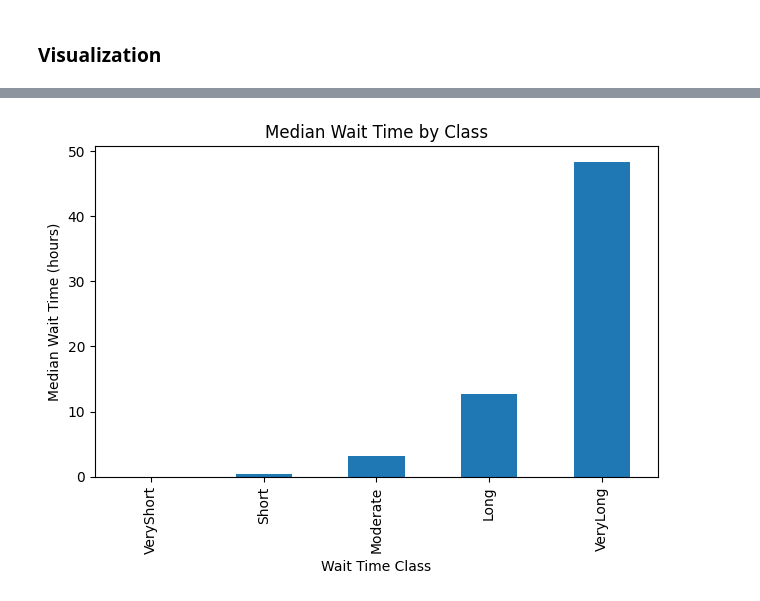
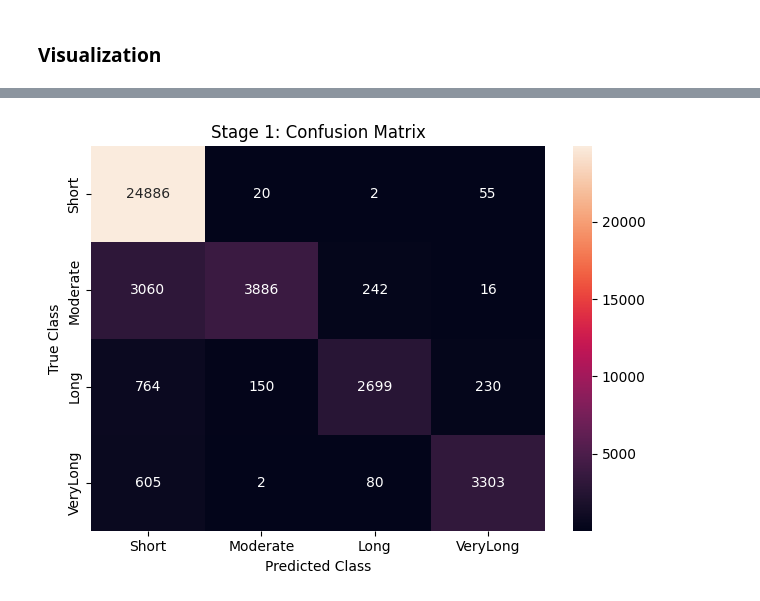
Before and after one commit to Jiachen-Cong-UIUC/STAT427-Jiachen-Cong, a Jupyter notebook: Job Submission Behavior & Execution Schedules & Queue Modeling.ipynb, the cells around one changed output, grey strips where cells are left out. Cells and saved outputs as stored; diff of their text form; code cells hidden in the pictures.

```diff
--- a/Job Submission Behavior & Execution Schedules & Queue Modeling.ipynb
+++ b/Job Submission Behavior & Execution Schedules & Queue Modeling.ipynb
@@ -651,38 +731,28 @@ VeryShort     0.003056
 # %% [markdown]
 ### Visualization
 # %%
-import matplotlib.pyplot as plt
-import seaborn as sns
+class_counts = model_gpu["WaitClass"].value_counts().sort_index()
+class_ratio = class_counts / class_counts.sum()
 
-# Wait class counts
 plt.figure()
-model_gpu["WaitClass"].value_counts().sort_index().plot(kind="bar")
+class_ratio.plot(kind="bar")
+
 plt.xlabel("Wait Time Class")
-plt.ylabel("Number of Jobs")
-plt.title("GPU Job Wait Time Class Distribution")
+plt.ylabel("Proportion of Jobs")
+plt.title("Proportion of Waiting Time Classes (GPU Jobs)")
 plt.tight_layout()
 plt.show()
 
 
 
-# 这个图展示每个类别代表的等待时间。
-plt.figure()
-class_median_time.sort_index().plot(kind="bar")
-plt.xlabel("Wait Time Class")
-plt.ylabel("Median Wait Time (hours)")
-plt.title("Median Wait Time by Class")
-plt.tight_layout()
-plt.show()
-
-
-
-# 混淆矩阵热图
+import matplotlib.pyplot as plt
+import seaborn as sns
 from sklearn.metrics import confusion_matrix
 
 cm = confusion_matrix(
-    y_test,
-    y_pred,
-    labels=["VeryShort", "Short", "Moderate", "Long", "VeryLong"]
+    y_test_class,
+    y_pred_class,
+    labels=["Short", "Moderate", "Long", "VeryLong"]
 )
 
 plt.figure()
@@ -690,65 +760,12 @@ sns.heatmap(
     cm,
     annot=True,
     fmt="d",
-    xticklabels=["VeryShort", "Short", "Moderate", "Long", "VeryLong"],
-    yticklabels=["VeryShort", "Short", "Moderate", "Long", "VeryLong"]
+    xticklabels=["Short", "Moderate", "Long", "VeryLong"],
+    yticklabels=["Short", "Moderate", "Long", "VeryLong"]
 )
 plt.xlabel("Predicted Class")
 plt.ylabel("True Class")
-plt.title("Confusion Matrix Heatmap")
+plt.title("Stage 1: Confusion Matrix")
 plt.tight_layout()
 plt.show()
-
-
-
-
-
-# 预测等待时间 vs 真实等待时间
-# Add true wait time to result_df
-
-import matplotlib.pyplot as plt
-
-plt.figure()
-plt.scatter(result_df["TrueWaitHr"], result_df["PredWaitHr"], alpha=0.3)
-plt.xlabel("True Wait Time (hours)")
-plt.ylabel("Predicted Wait Time (hours)")
-plt.title("True vs Predicted Wait Time")
-plt.show()
-
-# 不同类别的等待时间分布
-plt.figure()
-sns.boxplot(x=model_gpu["WaitClass"], y=model_gpu["WaitTimeHr"])
-plt.xlabel("Wait Time Class")
-plt.ylabel("Wait Time (hours)")
-plt.title("Wait Time Distribution by Class")
-plt.tight_layout()
-plt.show()
-
-
-
-
-
-# Feature importance / coefficient magnitude
-feature_names = (
-    clf.named_steps["preprocess"]
-    .get_feature_names_out()
-)
-
-coef = clf.named_steps["model"].coef_
-
-import numpy as np
-
-importance = np.mean(np.abs(coef), axis=0)
-
-importance_df = pd.DataFrame({
-    "Feature": feature_names,
-    "Importance": importance
-}).sort_values(by="Importance", ascending=False)
-
-plt.figure()
-plt.barh(importance_df["Feature"][:15], importance_df["Importance"][:15])
-plt.xlabel("Coefficient magnitude")
-plt.title("Feature Importance (Logistic Regression)")
-plt.gca().invert_yaxis()
-plt.show()
 # %% [output]
@@ -756 +773 @@ plt.show()
-[figure, old version]
+[figure, new version]
```
Also changed, not shown: parts of 3 cells of this notebook.
